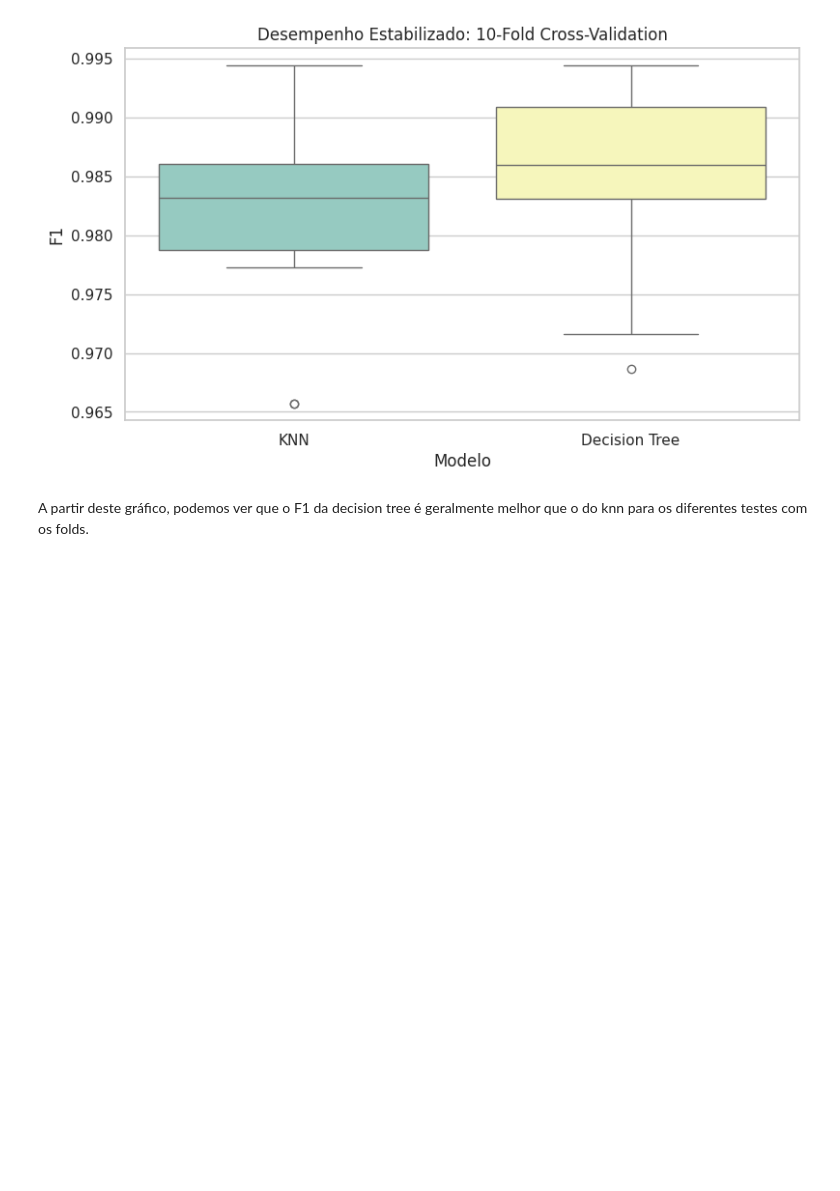
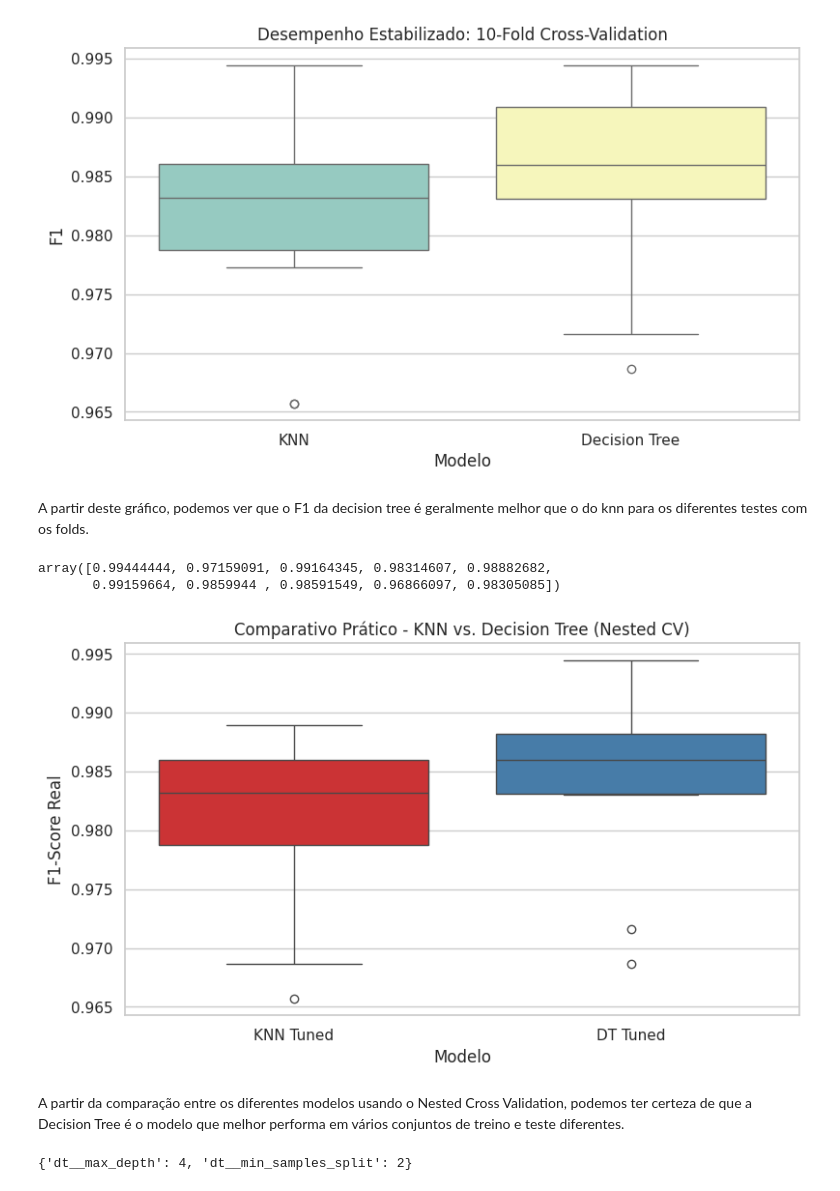
Before and after one commit to debahferreira/neuropredict-ml, a Jupyter notebook: notebooks/03_exploracao.ipynb, the cells around one changed output. Saved outputs shown, nothing was run; the diff lists cells and outputs as text; code cells hidden in the pictures; blank space fills up the shorter version.

Commit message:
Feat: implementando o Nested Cross Validation e encontrando melhores parâmetros

```diff
--- a/notebooks/03_exploracao.ipynb
+++ b/notebooks/03_exploracao.ipynb
@@ -181,3 +181,48 @@ plt.show()
 [figure]
 # %% [markdown]
 A partir deste gráfico, podemos ver que o F1 da decision tree é geralmente melhor que o do knn para os diferentes testes com os folds.
+# %%
+#variação do F1 na decision tree para os 10 folds
+cv_dt['test_f1']
+# %% [output]
+array([0.99444444, 0.97159091, 0.99164345, 0.98314607, 0.98882682,
+       0.99159664, 0.9859944 , 0.98591549, 0.96866097, 0.98305085])
+# %%
+#fazendo otimização de hiperparâmetros com nested cross validation
+
+param_grid_knn = {
+    'knn__n_neighbors': [1, 3, 5, 7, 11, 13, 15],
+    'knn__weights': ['uniform', 'distance']
+}
+
+param_grid_dt = {
+    'dt__max_depth': [None, 4, 5, 10],
+    'dt__min_samples_split': [2, 5, 10]
+}
+
+grid_knn = GridSearchCV(pipe_knn, param_grid_knn, cv=5, scoring='f1')
+res_knn_nested = cross_validate(grid_knn, X_train, y_train, cv=cv, scoring=scoring_dict)
+
+grid_dt = GridSearchCV(pipe_dt, param_grid_dt, cv=5, scoring='f1')
+res_dt_nested = cross_validate(grid_dt, X_train, y_train, cv=cv, scoring=scoring_dict)
+
+comp_df = pd.DataFrame({
+    'Modelo': ['KNN Tuned']*10 + ['DT Tuned']*10,
+    'F1-Score Real': list(res_knn_nested['test_f1']) + list(res_dt_nested['test_f1'])
+})
+
+plt.figure(figsize=(9, 5))
+sns.boxplot(data=comp_df, x='Modelo', y='F1-Score Real', palette='Set1',hue='Modelo', legend= False)
+plt.title("Comparativo Prático - KNN vs. Decision Tree (Nested CV)")
+plt.show()
+# %% [output]
+[figure, added]
+# %% [markdown]
+A partir da comparação entre os diferentes modelos usando o Nested Cross Validation, podemos ter certeza de que a Decision Tree é o modelo que melhor performa em vários conjuntos de treino e teste diferentes.
+# %%
+#após o Nested CV nos convencer de que o Decision Tree é o mais adequado, vamos pegar os melhores parâmetros
+final_grid = GridSearchCV(pipe_dt, param_grid_dt, cv=5, scoring='f1')
+final_grid.fit(X_train, y_train)
+print(final_grid.best_params_)
+# %% [output]
+{'dt__max_depth': 4, 'dt__min_samples_split': 2}
```
